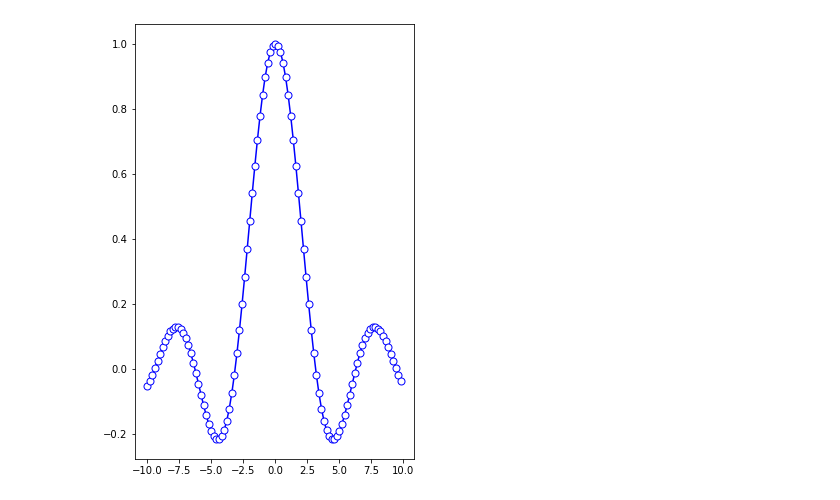
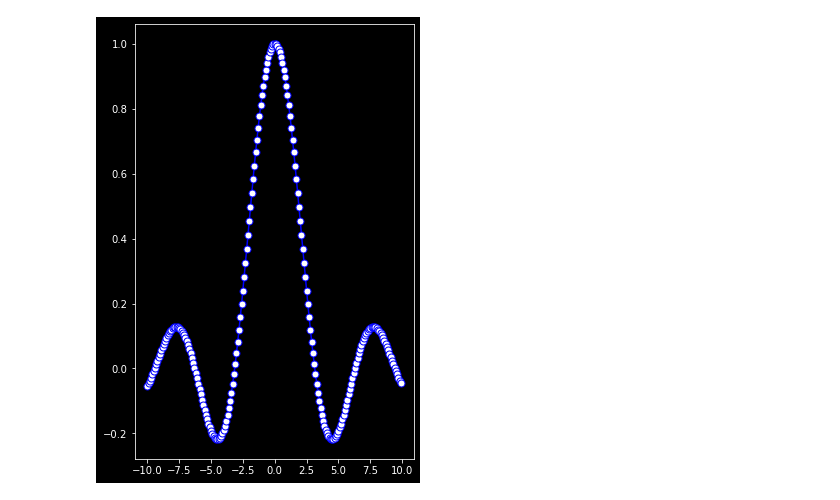
Before and after one commit to RUCO13/TeX-plots, a Jupyter notebook: notebooks/simple-plots.ipynb, the cells around one changed output. Saved outputs shown, nothing was run; the diff lists cells and outputs as text; code cells hidden in the pictures.

```diff
--- a/notebooks/simple-plots.ipynb
+++ b/notebooks/simple-plots.ipynb
@@ -1,24 +1,28 @@
 # %%
 import numpy as np
 import matplotlib.pyplot as plt
 import sys
 import subprocess, os
-x = np.arange(-10,10,0.2)
+
+sys.path.append('/media/labfiles/ruco/repos/TeX-plots/src')
+
+#from splot import plots
+x = np.arange(-10,10,.1)
 
 yf = lambda x: np.sin(x)/(x)
 y = np.array([yf(x[j]) for j in range(len(x))])
 
 expdata = np.zeros((len(x),2))
 expdata[:,0]=x
 expdata[:,1]=y
 np.savetxt("data/test-data.dat",expdata,delimiter=',')
 
 #plot data
 fig,ax = plt.subplots(1,1,figsize=(5,8))
-fig.set_facecolor('white')
+# fig.set_facecolor('white')
 
 ax.plot(x,y,'-ob',ms=7,mfc="w")
 plt.show()
 # %% [output]
-[figure, old version]
+[figure, new version]
 # %%
```
Also changed, not shown: parts of 4 cells of this notebook, 5 other files.
